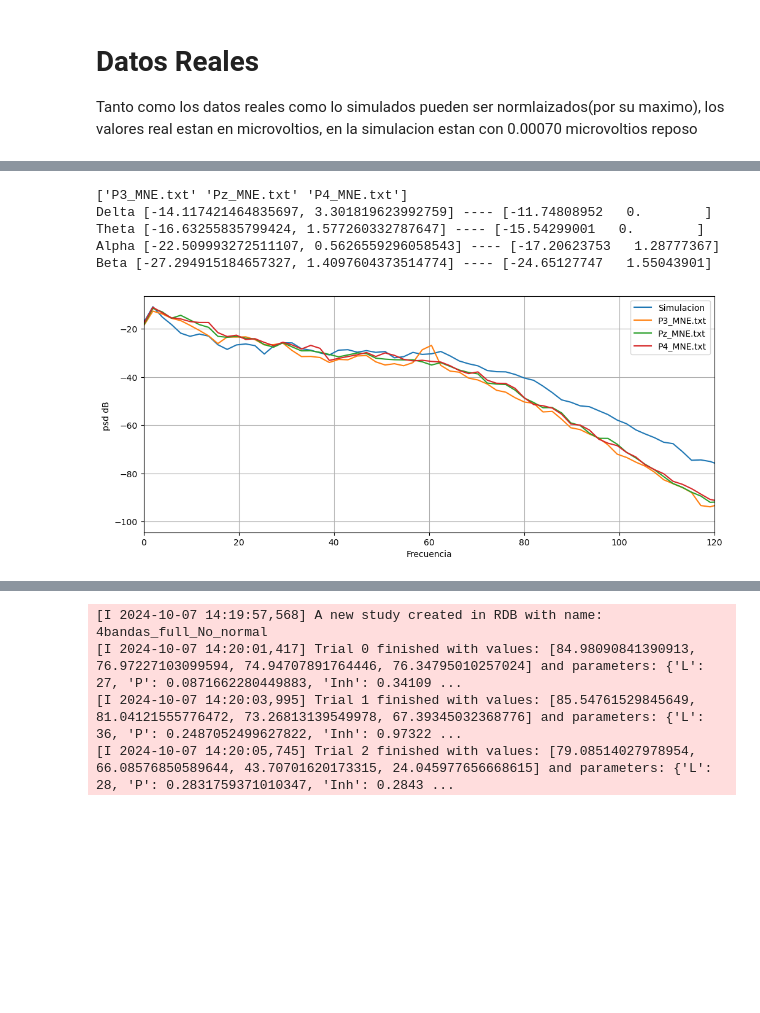
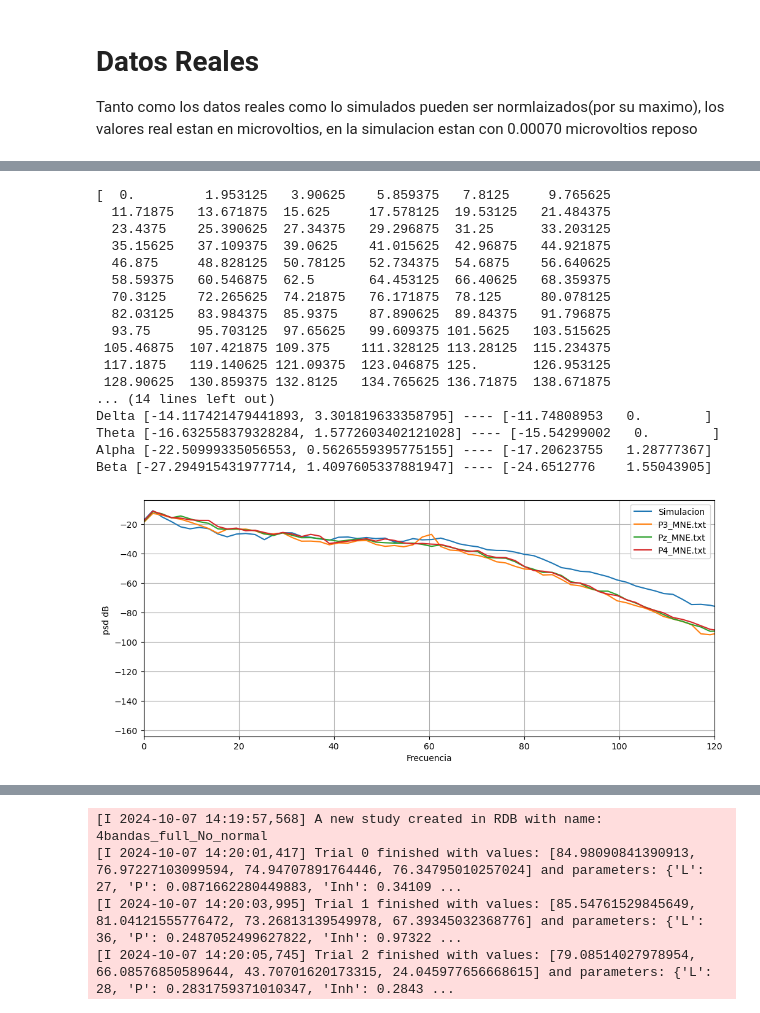
Before and after one commit to juanmillan03/Tesis-CA, a Jupyter notebook: Codigos/V5_G(NP)_python/main_multi.ipynb, the cells around one changed output, grey strips where cells are left out. Drawn from its saved outputs; the diff is of its cells as text; code cells hidden in the pictures; blank space fills up the shorter version.

```diff
--- a/Codigos/V5_G(NP)_python/main_multi.ipynb
+++ b/Codigos/V5_G(NP)_python/main_multi.ipynb
@@ -54,7 +56,7 @@ def Simulado_EGG(params):
     frequencies=np.array(frequencies)
 
 
-    welch_data = np.array([10 * np.log10(psd[i]+ 1e-10) for i in range(len(frequencies))])
+    welch_data = np.array([10 * np.log10(psd[i]) for i in range(len(frequencies))])
 
     delta = welch_data[np.logical_and(frequencies >= 0, frequencies <= 3)]
     theta = welch_data[np.logical_and(frequencies >= 3, frequencies <= 7)]
@@ -105,7 +107,7 @@ def Datos_reales(nombres):
         frequencies, psd = signal.welch(butter, fs, nperseg=nperseg, noverlap=noverlap)
         Frequencies[i]=frequencies=np.array(frequencies)
 
-        welch_data = np.array([10 * np.log10(psd[i]+ 1e-10) for i in range(len(frequencies))])
+        welch_data = np.array([10 * np.log10(psd[i]) for i in range(len(frequencies))])
         welch_datos[i]=welch_data
 
         delta = welch_data[np.logical_and(frequencies >= 1, frequencies <= 3)]
@@ -156,29 +158,47 @@ plt.show()  # Mostrar todos los gráficos en la misma figura
 # %%
 fig, ax = plt.subplots(figsize=[12, 5])
+print(generated_data["frequencies"])
+print(len(generated_data["frequencies"]))
+print(len(reales_total["frequencies"][0]))
+frequencies = reales_total["frequencies"][0]
+count_in_range = np.sum((frequencies >= 0) & (frequencies <= 30))
+print(count_in_range)
 
 print(reales_total["Nombres"])
 print("Delta",generated_data["delta"],"----",reales_total["main_Delta"])
 print("Theta",generated_data["theta"],"----",reales_total["main_Theta"])
 print("Alpha",generated_data["alpha"],"----",reales_total["main_Alpha"])
 print("Beta",generated_data["beta"],"----",reales_total["main_Beta"])
 
 ax.plot(generated_data["frequencies"],generated_data["welch_data"],label="Simulacion")
 for i in range(3):
     ax.plot(reales_total["frequencies"][i],reales_total["welch_data"][i], label=reales_total["Nombres"][i])
 
 plt.xlabel("Frecuencia")
 plt.ylabel("psd dB ")
 plt.grid()
 plt.xlim(0,120)
 plt.legend()  # Esto añade una leyenda para identificar cada línea
 plt.show()  # Mostrar todos los gráficos en la misma figura
 # %% [output]
-['P3_MNE.txt' 'Pz_MNE.txt' 'P4_MNE.txt']
-Delta [-14.117421464835697, 3.301819623992759] ---- [-11.74808952   0.        ]
-Theta [-16.63255835799424, 1.577260332787647] ---- [-15.54299001   0.        ]
-Alpha [-22.509993272511107, 0.5626559296058543] ---- [-17.20623753   1.28777367]
-Beta [-27.294915184657327, 1.4097604373514774] ---- [-24.65127747   1.55043901]
+[  0.         1.953125   3.90625    5.859375   7.8125     9.765625
+  11.71875   13.671875  15.625     17.578125  19.53125   21.484375
+  23.4375    25.390625  27.34375   29.296875  31.25      33.203125
+  35.15625   37.109375  39.0625    41.015625  42.96875   44.921875
+  46.875     48.828125  50.78125   52.734375  54.6875    56.640625
+  58.59375   60.546875  62.5       64.453125  66.40625   68.359375
+  70.3125    72.265625  74.21875   76.171875  78.125     80.078125
+  82.03125   83.984375  85.9375    87.890625  89.84375   91.796875
+  93.75      95.703125  97.65625   99.609375 101.5625   103.515625
+ 105.46875  107.421875 109.375    111.328125 113.28125  115.234375
+ 117.1875   119.140625 121.09375  123.046875 125.       126.953125
+ 128.90625  130.859375 132.8125   134.765625 136.71875  138.671875
+... (14 lines left out)
+Delta [-14.117421479441893, 3.301819633358795] ---- [-11.74808953   0.        ]
+Theta [-16.632558379328284, 1.5772603402121028] ---- [-15.54299002   0.        ]
+Alpha [-22.50999335056553, 0.5626559395775155] ---- [-17.20623755   1.28777367]
+Beta [-27.294915431977714, 1.4097605337881947] ---- [-24.6512776    1.55043905]
-[figure, old version]
+[figure, new version]
 # %%
 
 def objective(trial):
```
Also changed, not shown: parts of 7 cells of this notebook, 58 other files.
